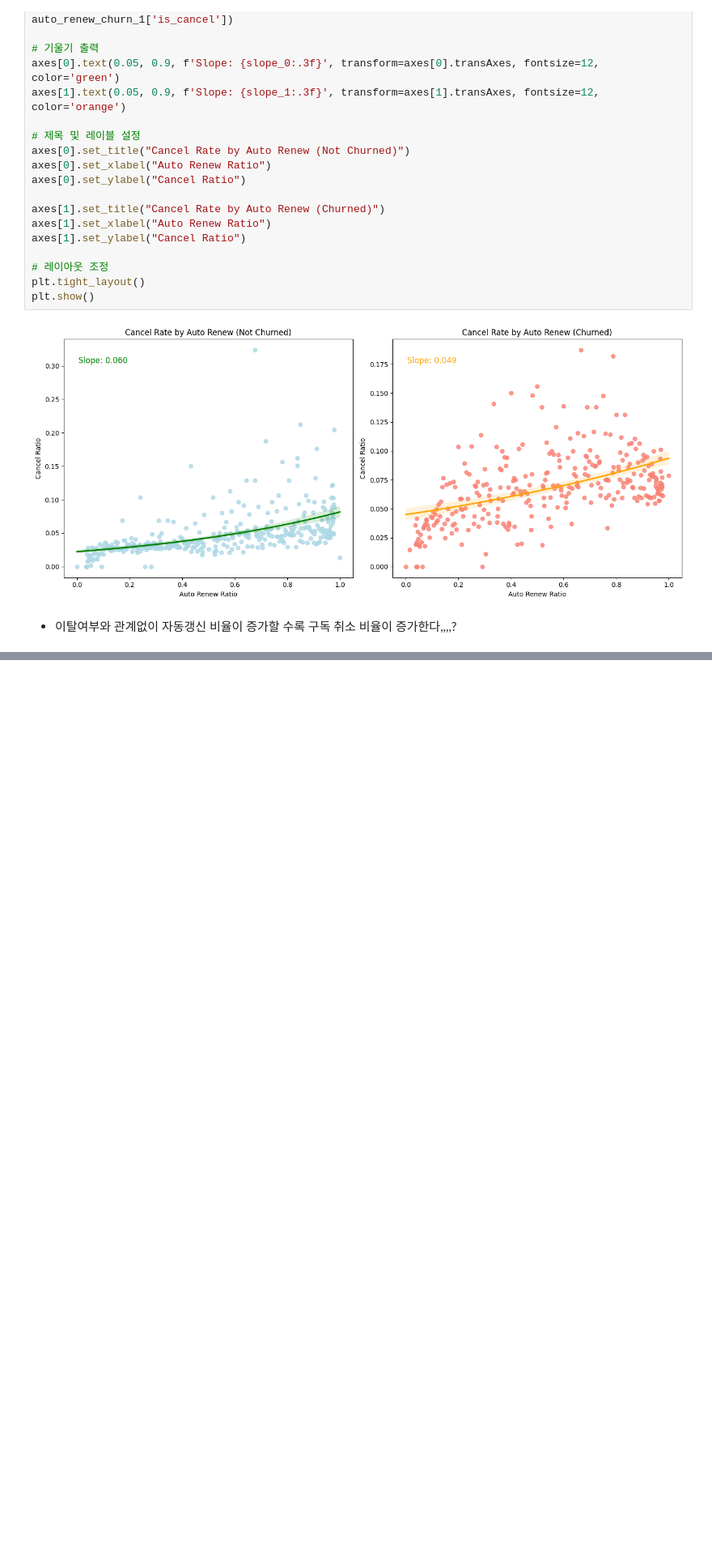
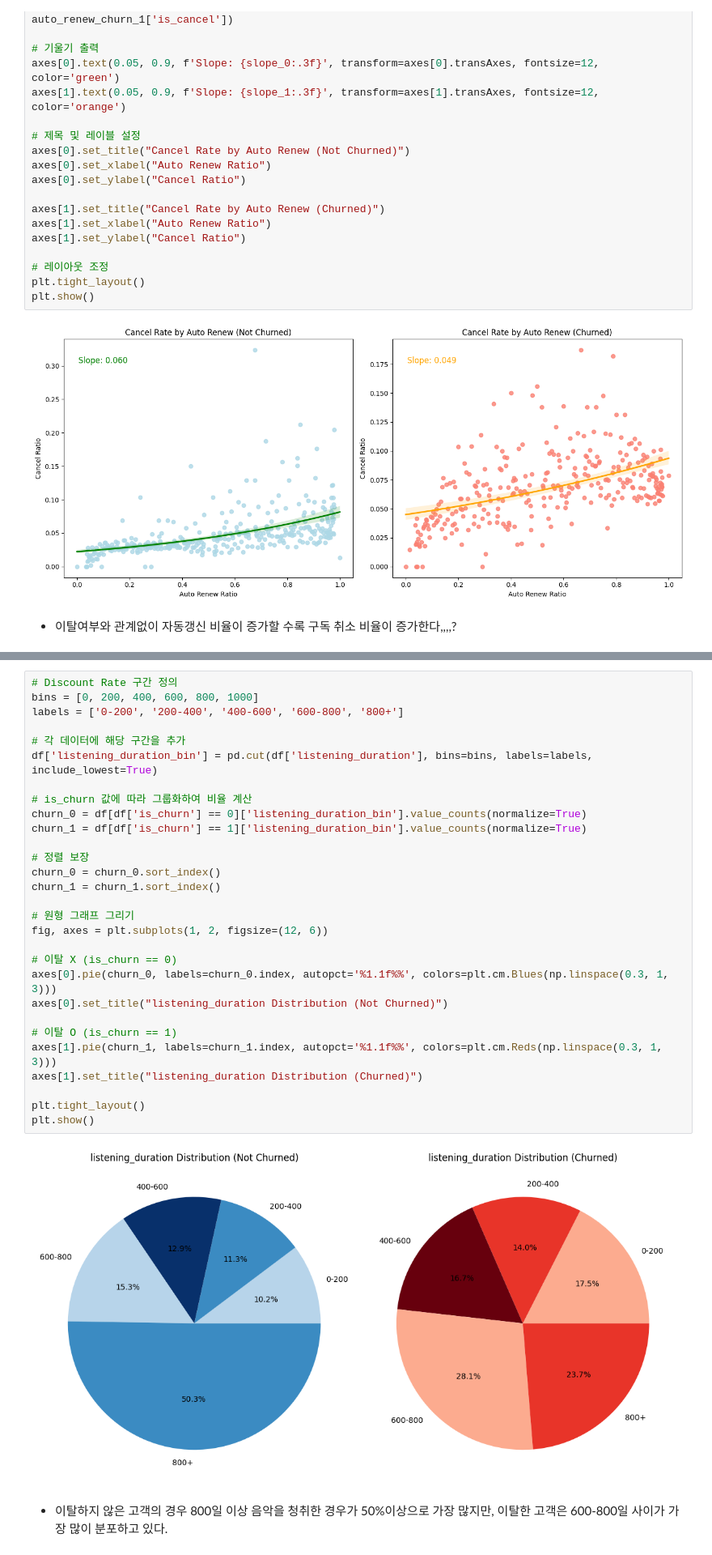
Before and after one commit to SKNETWORKS-FAMILY-AICAMP/SKN09-2nd-2Team, a Jupyter notebook: dain/dain_EDA.ipynb, the cells around one changed output, grey strips where cells are left out. Shown at 81% size. Cells and saved outputs as stored; diff of their text form; blank space fills up the shorter version.

```diff
--- a/dain/dain_EDA.ipynb
+++ b/dain/dain_EDA.ipynb
@@ -315,0 +373,33 @@ plt.show()
+# %%
+# Discount Rate 구간 정의
+bins = [0, 200, 400, 600, 800, 1000]
+labels = ['0-200', '200-400', '400-600', '600-800', '800+']
+
+# 각 데이터에 해당 구간을 추가
+df['listening_duration_bin'] = pd.cut(df['listening_duration'], bins=bins, labels=labels, include_lowest=True)
+
+# is_churn 값에 따라 그룹화하여 비율 계산
+churn_0 = df[df['is_churn'] == 0]['listening_duration_bin'].value_counts(normalize=True)
+churn_1 = df[df['is_churn'] == 1]['listening_duration_bin'].value_counts(normalize=True)
+
+# 정렬 보장
+churn_0 = churn_0.sort_index()
+churn_1 = churn_1.sort_index()
+
+# 원형 그래프 그리기
+fig, axes = plt.subplots(1, 2, figsize=(12, 6))
+
+# 이탈 X (is_churn == 0)
+axes[0].pie(churn_0, labels=churn_0.index, autopct='%1.1f%%', colors=plt.cm.Blues(np.linspace(0.3, 1, 3)))
+axes[0].set_title("listening_duration Distribution (Not Churned)")
+
+# 이탈 O (is_churn == 1)
+axes[1].pie(churn_1, labels=churn_1.index, autopct='%1.1f%%', colors=plt.cm.Reds(np.linspace(0.3, 1, 3)))
+axes[1].set_title("listening_duration Distribution (Churned)")
+
+plt.tight_layout()
+plt.show()
+# %% [output]
+[figure, added]
+# %% [markdown]
+* 이탈하지 않은 고객의 경우 800일 이상 음악을 청취한 경우가 50%이상으로 가장 많지만, 이탈한 고객은 600-800일 사이가 가장 많이 분포하고 있다.
```
Also changed, not shown: parts of 6 cells of this notebook, 7 other files.
